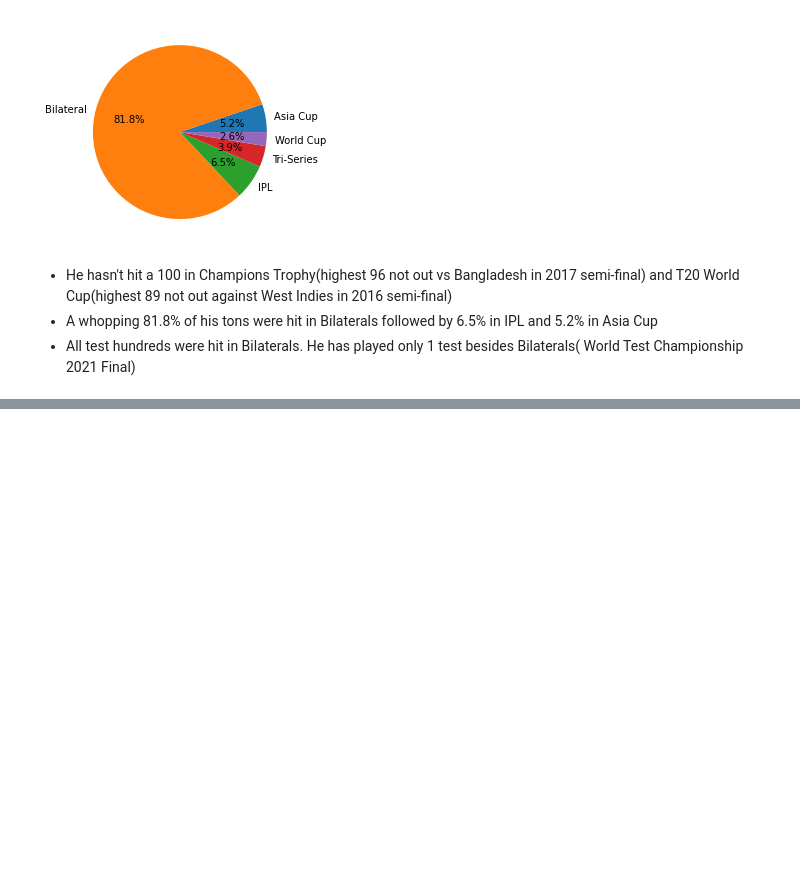
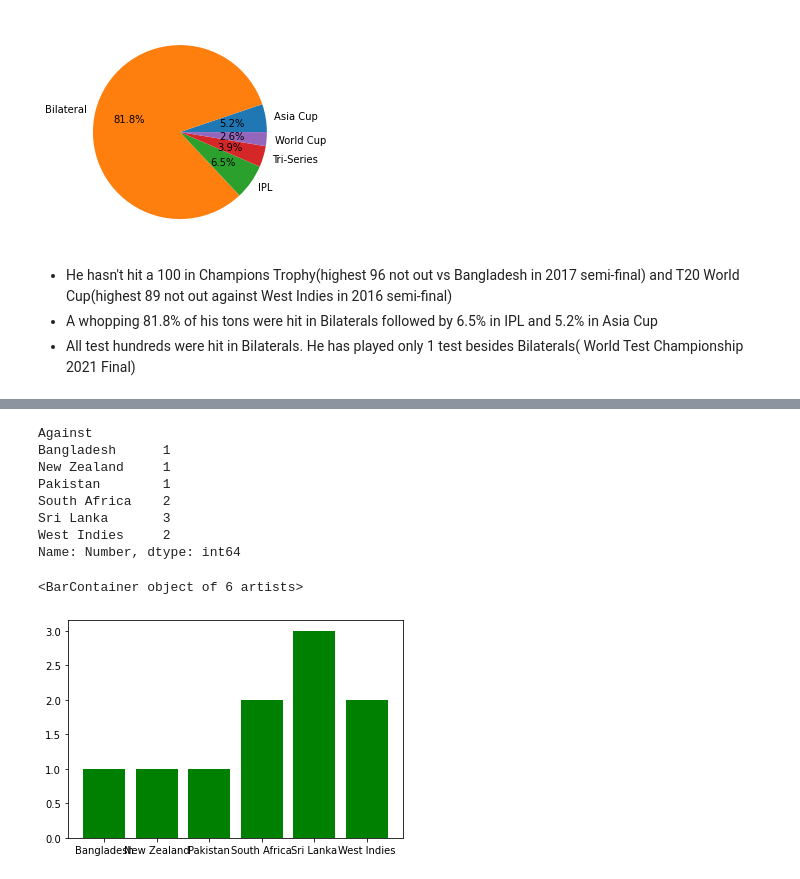
Before and after one commit to Suyashiitr/kaggle, a Jupyter notebook: virat-kohli-100s-visualization.ipynb, the cells around one changed output, grey strips where cells are left out. Drawn from its saved outputs; the diff is of its cells as text; code cells hidden in the pictures; blank space fills up the shorter version.

```diff
--- a/virat-kohli-100s-visualization.ipynb
+++ b/virat-kohli-100s-visualization.ipynb
@@ -451,0 +575,14 @@ Name: Number, dtype: int64
+# %%
+print(vk_hi_opp)
+plt.bar(x=vk_hi_opp.index,height=vk_hi_opp,color='g')
+# %% [output]
+Against
+Bangladesh      1
+New Zealand     1
+Pakistan        1
+South Africa    2
+Sri Lanka       3
+West Indies     2
+Name: Number, dtype: int64
+<BarContainer object of 6 artists>
+[figure, added]
```
Also changed, not shown: parts of 17 cells of this notebook.
